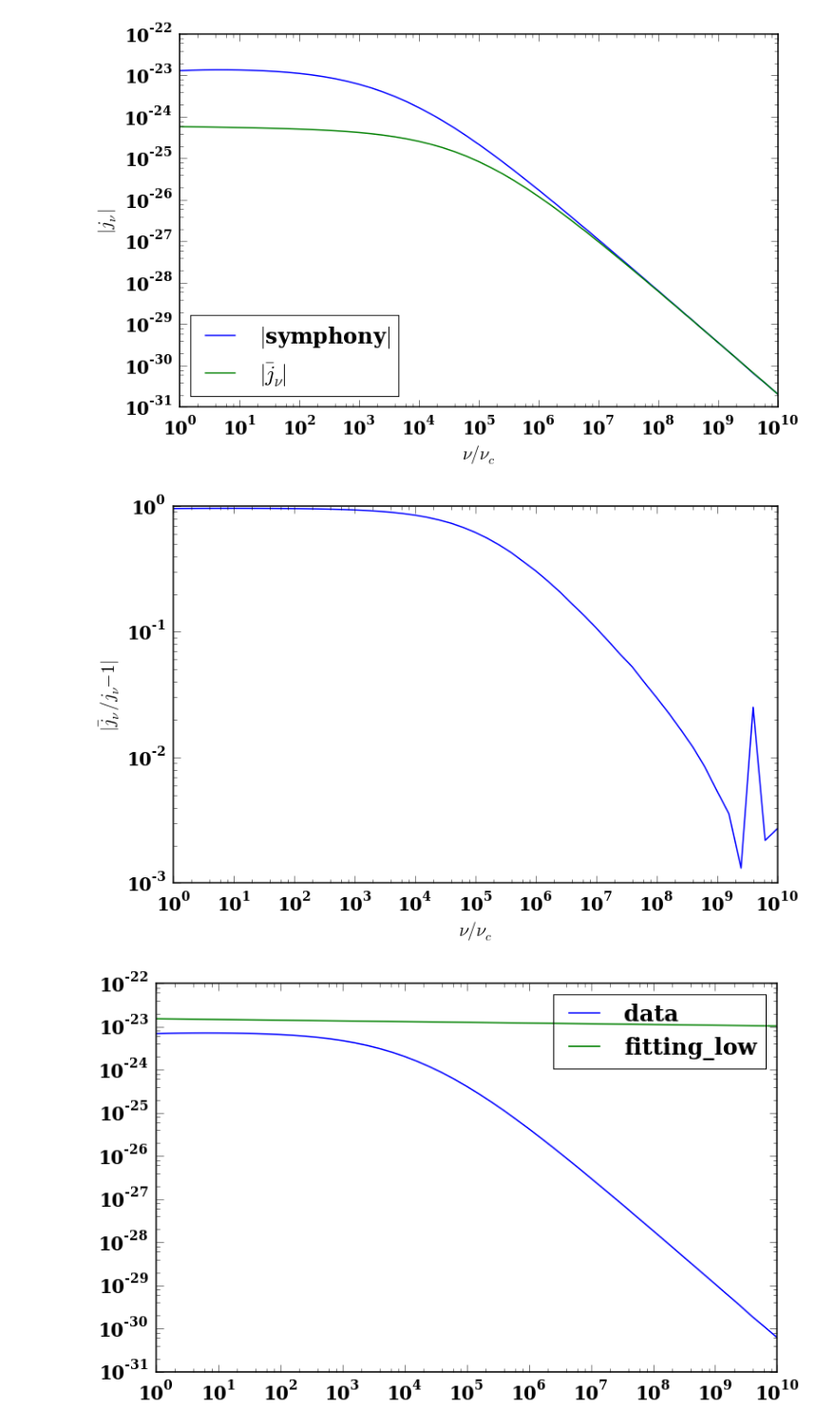
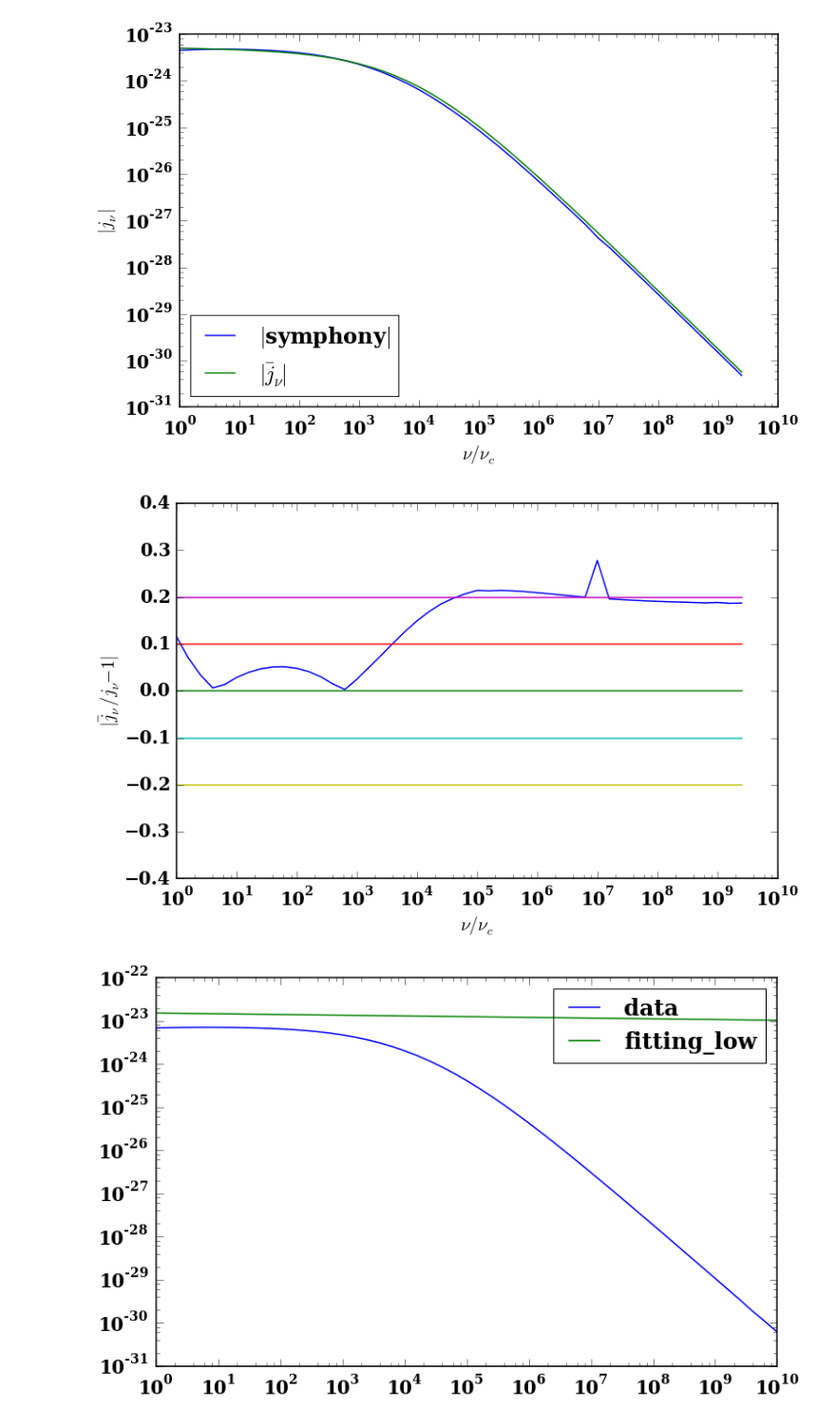
Before and after one commit to ZhaoweiZ/kappa_summer, a Jupyter notebook: emi_fitting_formula_V_mode.ipynb, the cells around one changed output. Shown at 95% size. Drawn from its saved outputs; the diff is of its cells as text; code cells hidden in the pictures.

```diff
--- a/emi_fitting_formula_V_mode.ipynb
+++ b/emi_fitting_formula_V_mode.ipynb
@@ -71,7 +71,7 @@ T_e = m * c**2 * theta_e / k
 # sum index n)
 
 kappa = 3.5
-theta = 12. * np.pi / 36.
+theta = 16. * np.pi / 36.
 epsilon = 0.01
 n_e = 1.
 nu_c = e * B / (2. * np.pi * m * c)
@@ -204,8 +204,8 @@ def anu_high(nuratio):
 
     return f
 # %%
-x_6 = data_kappa_V_emi_3_5_B_30_T_10_theta_60[:,0]
-y_6 = -data_kappa_V_emi_3_5_B_30_T_10_theta_60[:,1]
+x_6 = data_kappa_V_emi_3_5_B_30_T_10_theta_80[:,0]
+y_6 = -data_kappa_V_emi_3_5_B_30_T_10_theta_80[:,1]
 
 AA =  23./625. * kappa**(-66./125.)
 BB = -7./20.
@@ -213,9 +213,11 @@ BB = -7./20.
 WDEPEN = 10./w
 
 #THETADEPEN_LOW =   2.33161181 * (np.sin(theta))**(-0.96095552) + (-0.6510187) * (np.sin(theta))**(13.07954496) + -1.53974311
-THETADEPEN_HIGH = 1.0917106 * (np.sin(theta))**(-1.24009336) + (-1.29734966) * (np.sin(theta))**(3.68515122) + 0.42791706
+#THETADEPEN_HIGH = 1.0917106 * (np.sin(theta))**(-1.24009336) + (-1.29734966) * (np.sin(theta))**(3.68515122) + 0.42791706
 #THETADEPEN_LOW  = (2.45865024*np.sin(theta)**(-2.37823273) + (-2.46123573))**0.4751667
-THETADEPEN_LOW = ((39./25.)**2. * np.sin(theta)**(-12./5.)  + (- (39./25.)**2.))**12./25.
+
+THETADEPEN_HIGH = (47./20. * np.sin(theta)**(-5./2.) - 47./20.)**(11./25.)
+THETADEPEN_LOW = ((39./25.)**2. * np.sin(theta)**(-12./5.) - (39./25.)**2.)**(12./25.)
 
 
 def kappa_low_27(nuratio):
@@ -281,13 +283,13 @@ pl.ylabel("$|j_\\nu|$")
 pl.legend(loc = 'lower left')
 pl.show()
 
-pl.loglog(x_6,abs(total_fitting_emi(x_6)/y_6 - 1.))
-#pl.semilogx(x_6, 0*x_6)
-#pl.semilogx(x_6, 0*x_6 + 0.1)
-#pl.semilogx(x_6, 0*x_6 - 0.1)
-#pl.semilogx(x_6, 0*x_6 + 0.2)
-#pl.semilogx(x_6, 0*x_6 - 0.2)
-#pl.ylim([-0.4,0.4])
+pl.semilogx(x_6,abs(total_fitting_emi(x_6)/y_6 - 1.))
+pl.semilogx(x_6, 0*x_6)
+pl.semilogx(x_6, 0*x_6 + 0.1)
+pl.semilogx(x_6, 0*x_6 - 0.1)
+pl.semilogx(x_6, 0*x_6 + 0.2)
+pl.semilogx(x_6, 0*x_6 - 0.2)
+pl.ylim([-0.4,0.4])
 pl.xlabel("$\\nu/\\nu_c$")
 pl.ylabel("$|\\bar{j}_\\nu / j_{\\nu} - 1|$")
 pl.legend(loc = 'lower left')
@@ -298,5 +300,5 @@ pl.show()
-[figure, old version]
+[figure, new version]
-[figure, old version]
+[figure, new version]
 # %%
 x_7 = data_kappa_V_emi_3_5_B_30_T_10_theta_60[:,0]
 y_7 = -data_kappa_V_emi_3_5_B_30_T_20_theta_60[:,1]
```
Also changed, not shown: parts of 1 cell of this notebook, 4 other files.
